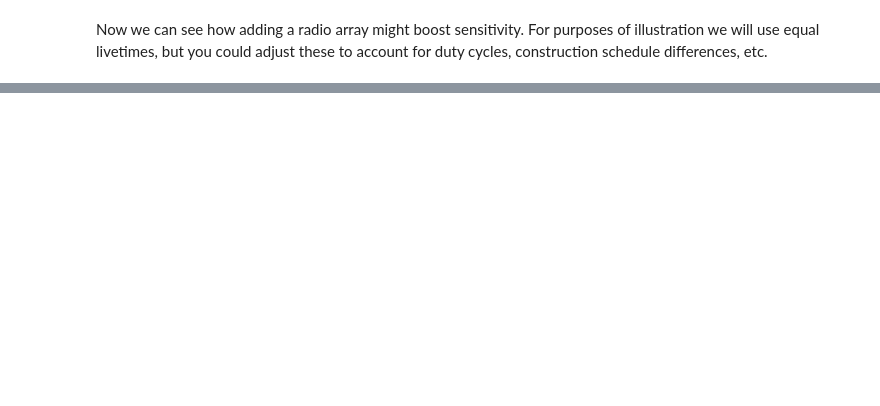
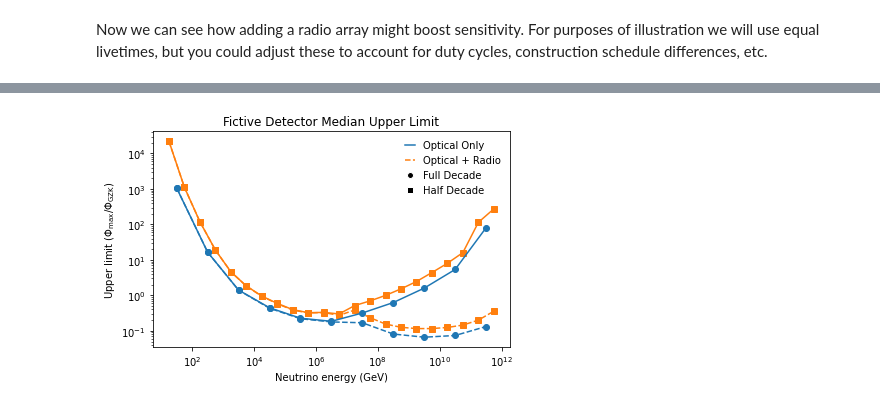
Before and after one commit to icecube/toise, a Jupyter notebook: notebooks/tutorials/001-Framework_Introduction.ipynb, the cells around one changed output, grey strips where cells are left out. Cells and saved outputs as stored; diff of their text form; code cells hidden in the pictures; blank space fills up the shorter version.

```diff
--- a/notebooks/tutorials/001-Framework_Introduction.ipynb
+++ b/notebooks/tutorials/001-Framework_Introduction.ipynb
@@ -232,0 +241,33 @@ Text(0.5, 1.0, 'Fictive-Optical+Radio median upper limit')
+# %%
+# here, we plot them together, just to get the full effect
+# this is also a plot in the paper
+
+from matplotlib import style
+style.use("../../figures/toise.mplstyle")
+
+fig = plt.figure(figsize=(6, 4))
+ax = fig.subplots()
+
+ax.loglog(*halfdecade[:2], marker='s', color='C1', label='Half decade')
+ax.loglog(*halfdecade_withradio[:2], 's--', color='C1')
+ax.loglog(*fulldecade[:2], marker='o', color='C0', label='Full decade')
+ax.loglog(*fulldecade_withradio[:2], 'o--', color='C0')
+
+ax.set_ylabel(r'Upper limit ($\Phi_{\max}/\Phi_{\rm GZK}$)')
+ax.set_xlabel(r'Neutrino energy (GeV)')
+# ax.legend()
+ax.set_title('Fictive Detector Median Upper Limit')
+
+from matplotlib.lines import Line2D
+legend_elements = [
+    Line2D([-10], [-10], color='C0', label='Optical Only'),
+    Line2D([-10], [-10], color='C1', linestyle='--', label='Optical + Radio'),
+    Line2D([-10], [-10], marker='o', color='w', markerfacecolor='k', label='Full Decade'),
+    Line2D([-10], [-10], marker='s', color='w', markerfacecolor='k', label='Half Decade')
+]
+ax.legend(handles=legend_elements)
+
+plt.tight_layout()
+fig.savefig('UHELimit_wradio.pdf')
+# %% [output]
+[figure, added]
```
Also changed, not shown: parts of 10 cells of this notebook, 1 other file.
